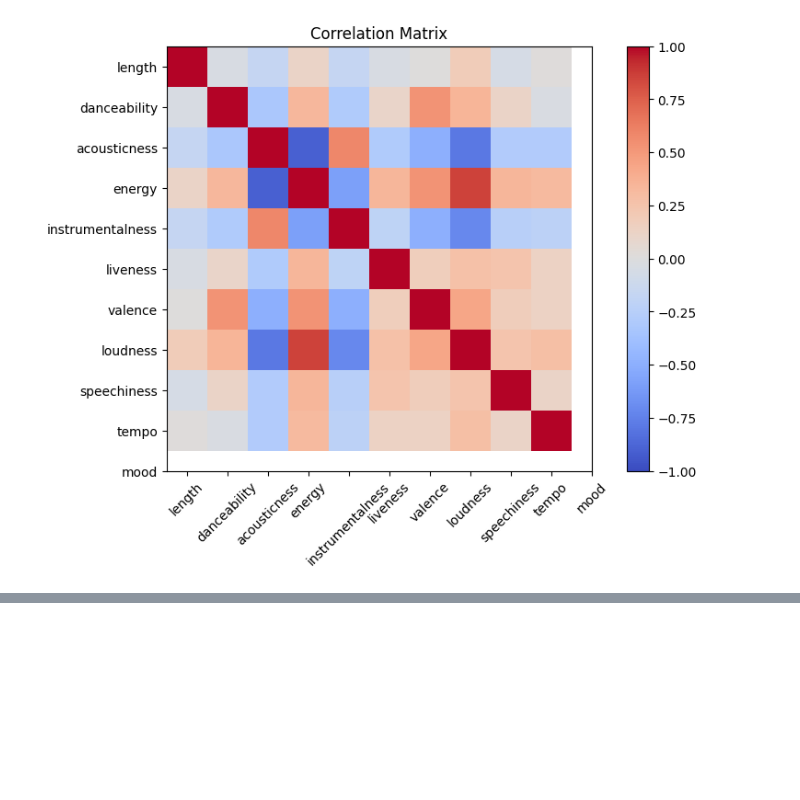
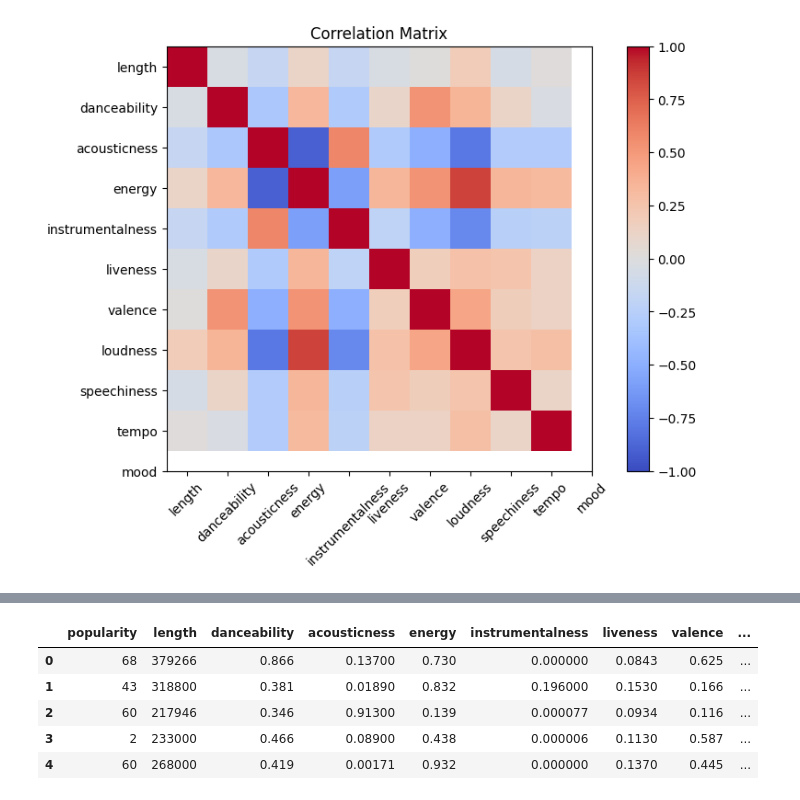
Before and after one commit to MadhurJ20/Music-Mood-Analyser, a Jupyter notebook: Project.ipynb, the cells around one changed output, grey strips where cells are left out. Cells and saved outputs as stored; diff of their text form; code cells hidden in the pictures; blank space fills up the shorter version.

```diff
--- a/Project.ipynb
+++ b/Project.ipynb
@@ -168,0 +266,10 @@ plt.show()
+# %%
+music = data.drop(['name', 'album', 'artist', 'id', 'release_date'], axis = 1)
+music.head()
+# %% [output]
+|  | popularity | length | danceability | acousticness | energy | instrumentalness | liveness | valence | ... |
+| 0 | 68 | 379266 | 0.866 | 0.13700 | 0.730 | 0.000000 | 0.0843 | 0.625 | ... |
+| 1 | 43 | 318800 | 0.381 | 0.01890 | 0.832 | 0.196000 | 0.1530 | 0.166 | ... |
+| 2 | 60 | 217946 | 0.346 | 0.91300 | 0.139 | 0.000077 | 0.0934 | 0.116 | ... |
+| 3 | 2 | 233000 | 0.466 | 0.08900 | 0.438 | 0.000006 | 0.1130 | 0.587 | ... |
+| 4 | 60 | 268000 | 0.419 | 0.00171 | 0.932 | 0.000000 | 0.1370 | 0.445 | ... |
```
Also changed, not shown: parts of 23 cells of this notebook.
